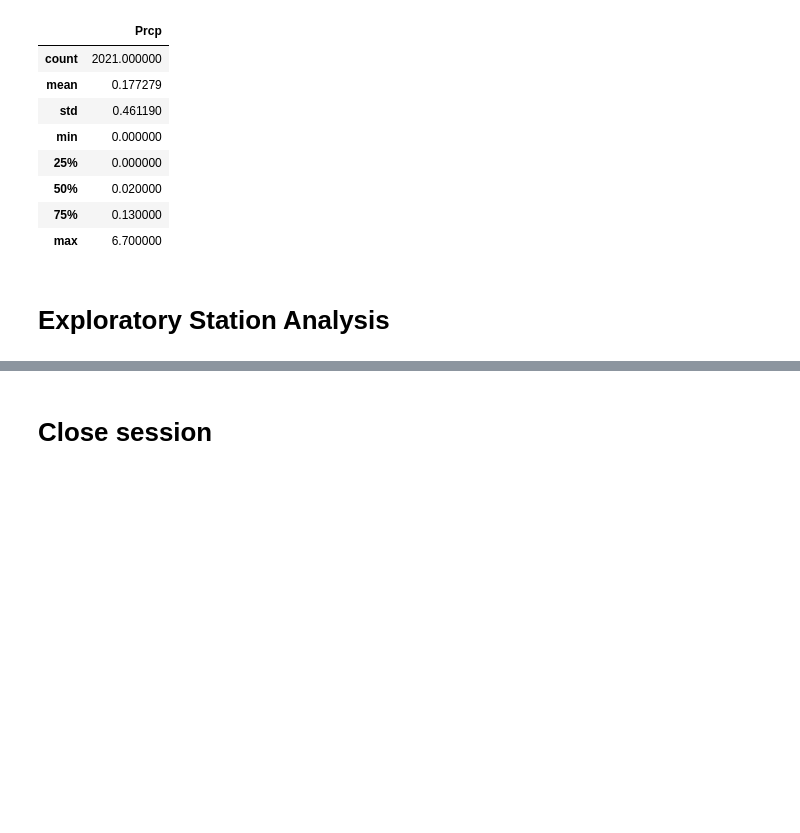
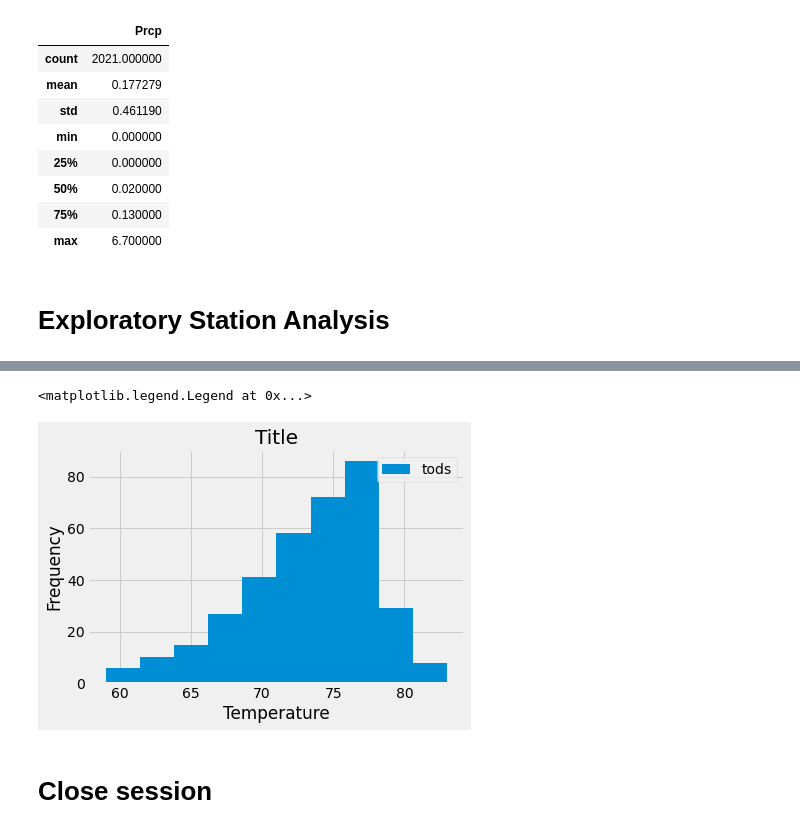
Before and after one commit to benjyms/sqlalchemy-challenge, a Jupyter notebook: climate_starter.ipynb, the cells around one changed output, grey strips where cells are left out. Saved outputs shown, nothing was run; the diff lists cells and outputs as text; code cells hidden in the pictures; blank space fills up the shorter version.

Commit message:
committing final histogram

```diff
--- a/climate_starter.ipynb
+++ b/climate_starter.ipynb
@@ -143,0 +163,19 @@ one_yr_df.describe()
+# %%
+# Using the most active station id
+# Query the last 12 months of temperature observation data for this station and plot the results as a histogram
+top_last_12 = session.query(Measurement.date, Measurement.station, Measurement.tobs).\
+    filter(Measurement.date > '2016-08-22').\
+    filter(Measurement.station == "USC00519281").\
+    order_by(Measurement.date).all()
+
+
+top_df = pd.DataFrame(session.query(Measurement.date, Measurement.station, Measurement.tobs).\
+    filter(Measurement.date > '2016-08-22').\
+    filter(Measurement.station == "USC00519281").\
+    order_by(Measurement.date).all()
+    )
+# top_df.head()
+
+# renaming columns
+top_df.rename(columns={0: "Date", 1: "Station ID", 2: "tods"}, inplace=True)
+top_df.head()
@@ -144,3 +189,30 @@ one_yr_df.describe()
+# %%
+#creating historgram of the 12 month data for the last 12 months of the top station reporting tods
+
+# Creating histogram
+fig, ax = plt.subplots(1, 1)
+ax.hist(top_df['tods'])
+
+# Set title
+ax.set_title("Title")
+
+# adding labels
+ax.set_xlabel('Temperature')
+ax.set_ylabel('Frequency')
+ax.legend({'tods': 1}, loc='upper right')
+
+
+
+# top_df.hist(column='tods')
+# top_df.hist(column='tods', bins=12, grid=True, figsize=(12,8), color='blue')
+# plt.hist(top_df['tods'], bins=12,color='mediumblue')
+# top_df.hist(bins=12)
+# ax.set(xlabel="Temperature", ylabel="Frequency")
+# plt.xlabel('Temperature')
+# plt.ylabel('Frequency')
+# %% [output]
+<matplotlib.legend.Legend at 0x...>
+[figure, added]
 # %% [markdown]
 # Close session
 # %%
```
Also changed, not shown: parts of 5 cells of this notebook, 1 other file.
